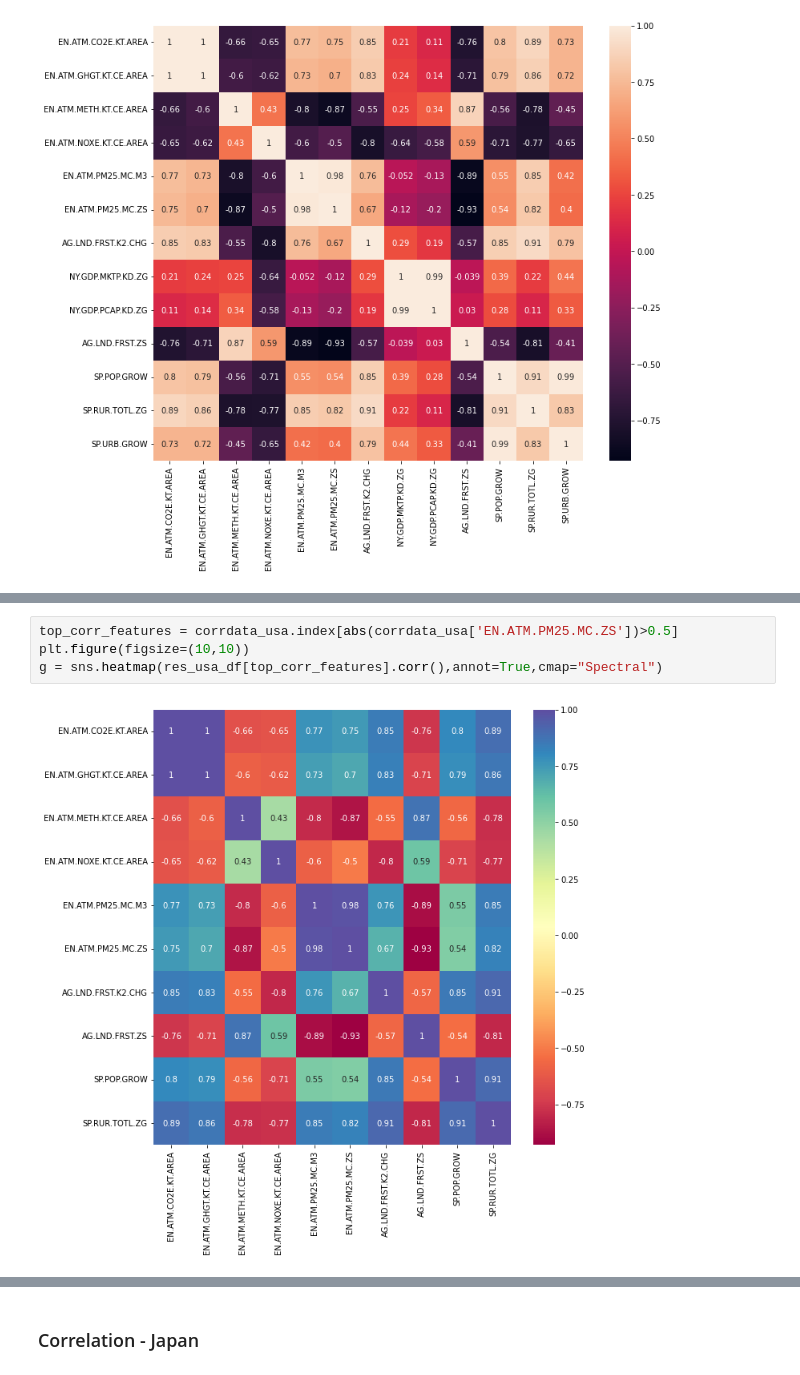
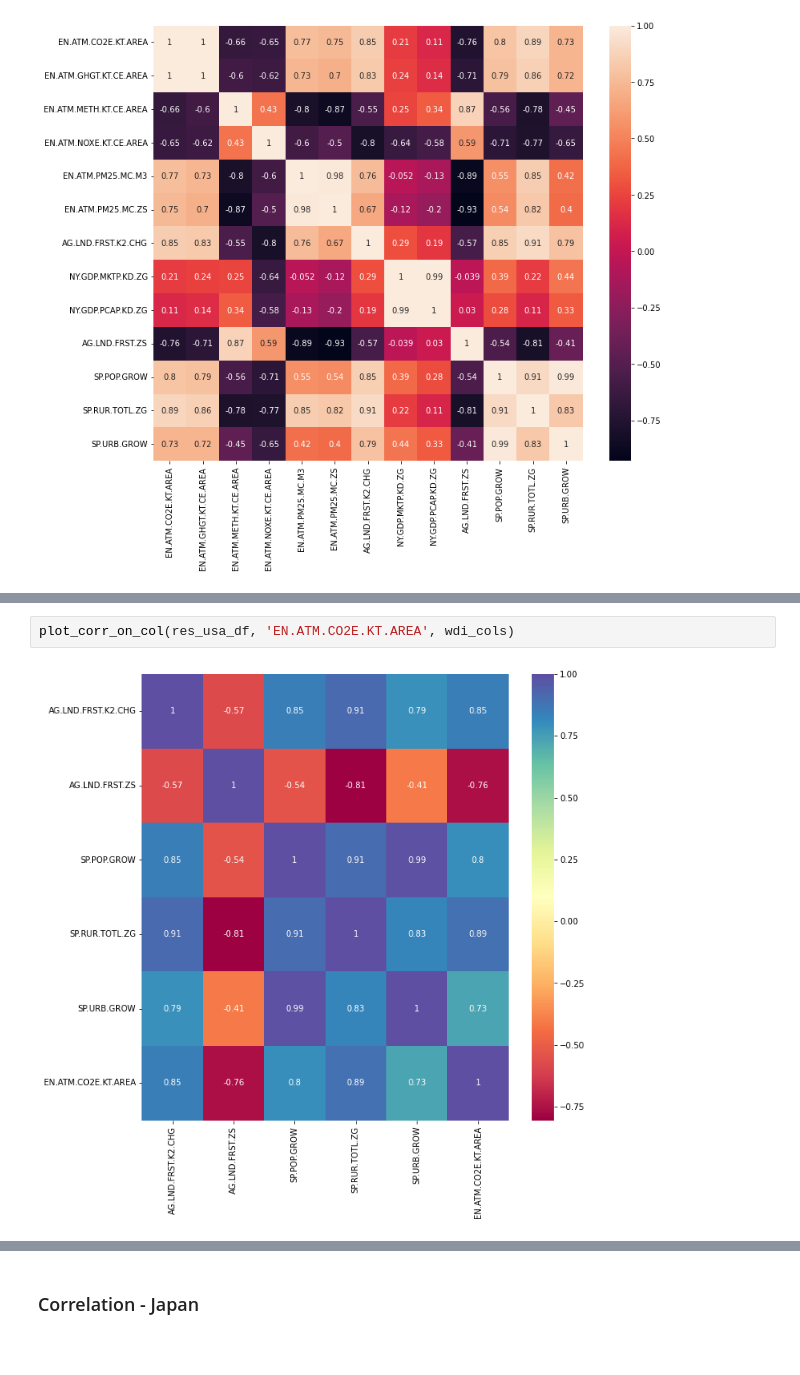
Before and after one commit to jords-santiago/humans_are_pollutants, a Jupyter notebook: 02_SourceCodes/01_Python_JupyterNotebook/World_Bank_Devt_vs_Environment.ipynb, the cells around one changed output, grey strips where cells are left out. Drawn from its saved outputs; the diff is of its cells as text.

```diff
--- a/02_SourceCodes/01_Python_JupyterNotebook/World_Bank_Devt_vs_Environment.ipynb
+++ b/02_SourceCodes/01_Python_JupyterNotebook/World_Bank_Devt_vs_Environment.ipynb
@@ -959,6 +922,4 @@ g = sns.heatmap(res_usa_df[top_corr_features].corr(),annot=True,cmap="Spectral")
-# %%
-top_corr_features = corrdata_usa.index[abs(corrdata_usa['EN.ATM.PM25.MC.ZS'])>0.5]
-plt.figure(figsize=(10,10))
-g = sns.heatmap(res_usa_df[top_corr_features].corr(),annot=True,cmap="Spectral")
-# %% [output]
-[figure, removed]
+# %%
+plot_corr_on_col(res_usa_df, 'EN.ATM.CO2E.KT.AREA', wdi_cols)
+# %% [output]
+[figure, added]
```
Also changed, not shown: parts of 35 cells of this notebook.
